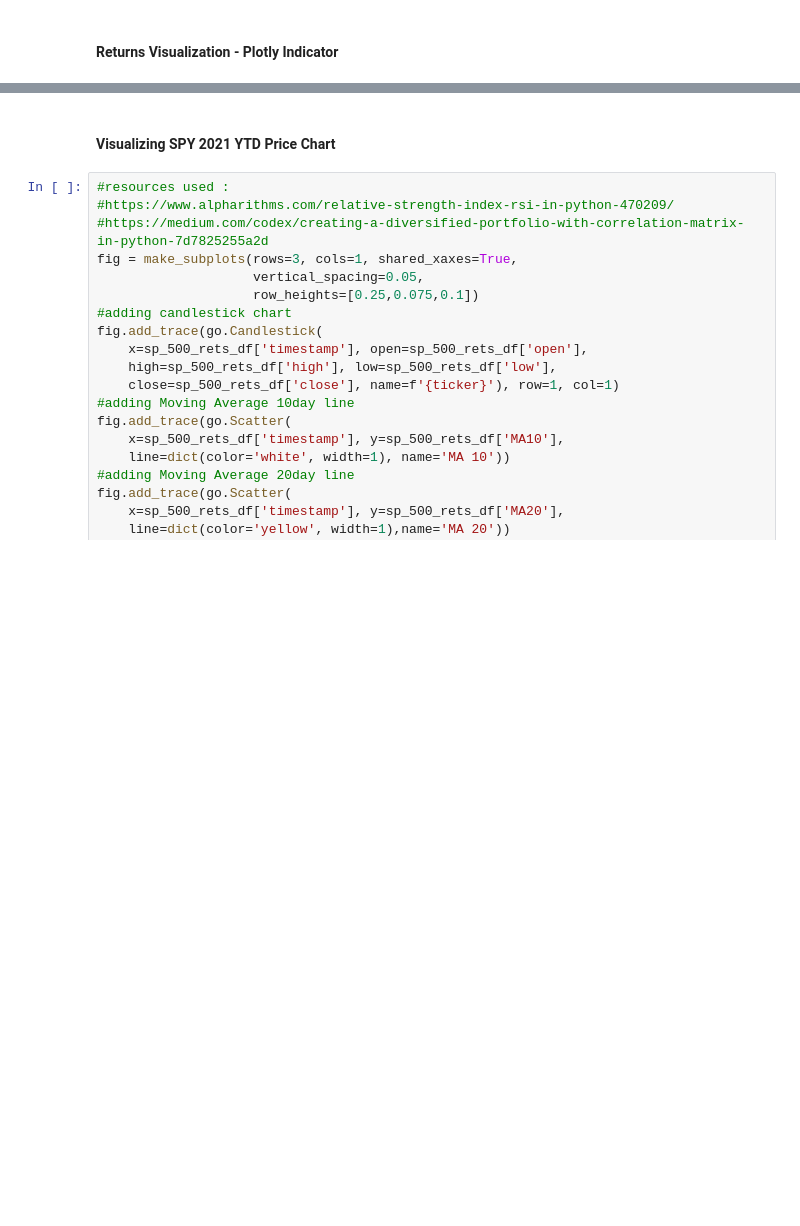
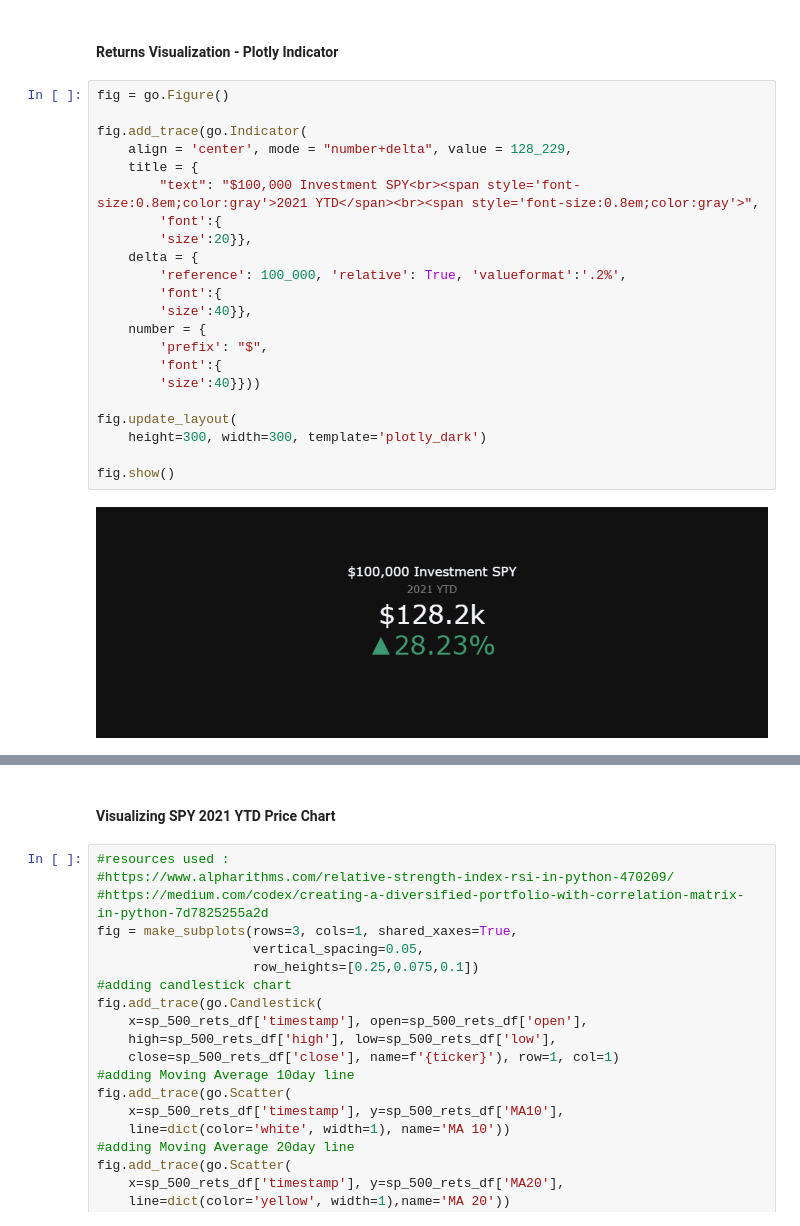
Before and after one commit to brianfrubin/etf-analysis, a Jupyter notebook: Viz_EDA_Setup.ipynb, the cells around one changed output, grey strips where cells are left out. Saved outputs shown, nothing was run; the diff lists cells and outputs as text; blank space fills up the shorter version.

```diff
--- a/VizSetup.ipynb
+++ b/Viz_EDA_Setup.ipynb
@@ -182,5 +182,29 @@ fig.show()
 # %% [markdown]
 #### Returns Visualization - Plotly Indicator
+# %%
+fig = go.Figure()
+
+fig.add_trace(go.Indicator(
+    align = 'center', mode = "number+delta", value = 128_229,
+    title = {
+        "text": "$100,000 Investment SPY<br><span style='font-size:0.8em;color:gray'>2021 YTD</span><br><span style='font-size:0.8em;color:gray'>",
+        'font':{
+        'size':20}},
+    delta = {
+        'reference': 100_000, 'relative': True, 'valueformat':'.2%',
+        'font':{
+        'size':40}},
+    number = {
+        'prefix': "$",
+        'font':{
+        'size':40}}))
+
+fig.update_layout(
+    height=300, width=300, template='plotly_dark')
+
+fig.show()
+# %% [output]
+[figure, added]
 # %%
 fig = go.Figure()
 
```
Also changed, not shown: parts of 3 cells of this notebook, 13 other files.
